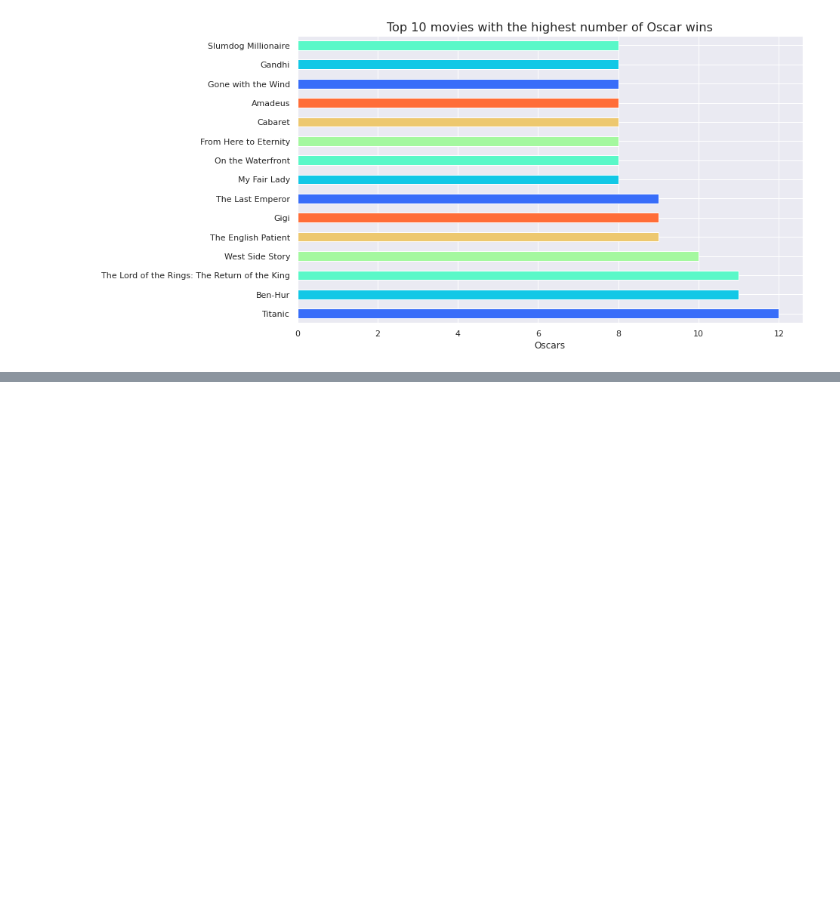
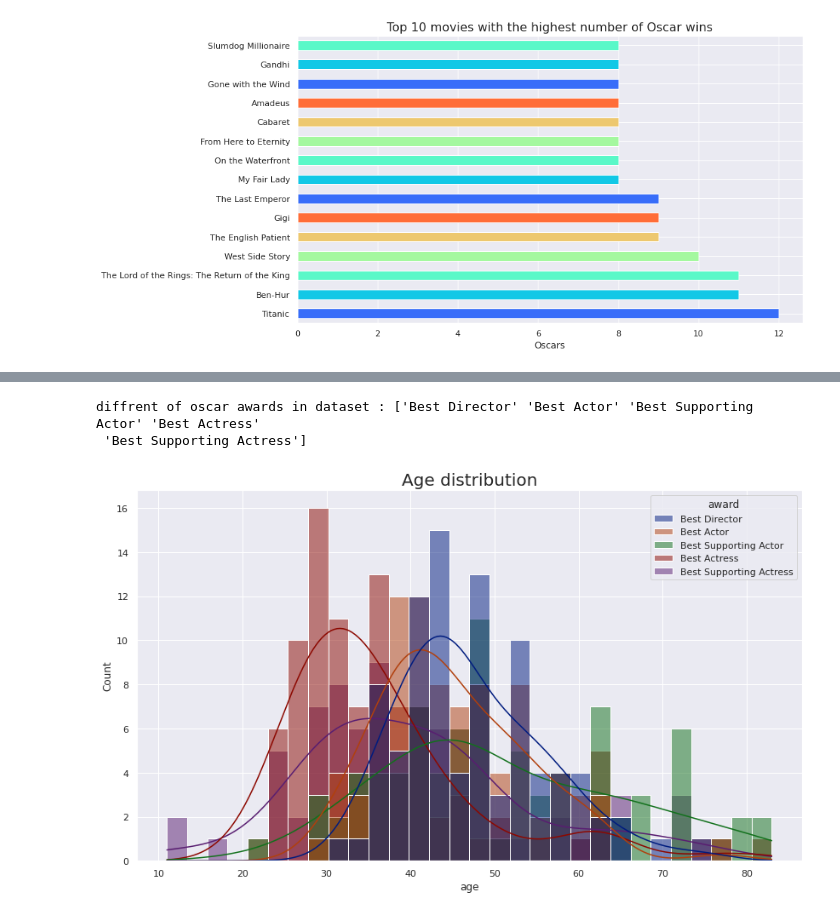
Before and after one commit to MohiMozaffari/Analyzing-Oscar-Academy-Awards-Data, a Jupyter notebook: oscar.ipynb, the cells around one changed output, grey strips where cells are left out. Cells and saved outputs as stored; diff of their text form; code cells hidden in the pictures; blank space fills up the shorter version.

```diff
--- a/oscar.ipynb
+++ b/oscar.ipynb
@@ -183,0 +223,5 @@ plt.show()
+# %%
+#select some cols in orginal dataset and work to them
+sol = ['birthplace', 'date_of_birth', 'race_ethnicity' ,'religion', 'sexual_orientation', 'year_of_award', 'award', 'movie', 'person']
+demo = demo_org[sol]
+demo.head()
@@ -183,0 +235,15 @@ plt.show()
+# %%
+#set date of birth into datetime to find year of birth
+demo['year_of_birth'] = pd.to_datetime(demo['date_of_birth'], errors='coerce').dt.year
+# %%
+#fix the issue for read year
+year = []
+for x in demo['year_of_birth']:
+    if x > 2000:
+        year.append(x - 100)
+    else:
+        year.append(x)
+# %%
+#creat col for year of birth and age of winners when wins the oscar
+demo['year_of_birth'] = year
+demo["age"] =  demo['year_of_award'] - demo['year_of_birth']
@@ -183,0 +259,13 @@ plt.show()
+# %%
+print("diffrent of oscar awards in dataset :",demo.award.unique())
+# %% [output]
+diffrent of oscar awards in dataset : ['Best Director' 'Best Actor' 'Best Supporting Actor' 'Best Actress'
+ 'Best Supporting Actress']
+# %%
+#age dist based on award
+plt.figure(figsize=(14,8))
+sns.histplot(data = demo, x = "age" , hue='award', palette = "dark" , kde= True, bins= 30)
+plt.title("Age distribution", fontsize=20)
+plt.show()
+# %% [output]
+[figure, added]
```
Also changed, not shown: parts of 11 cells of this notebook.
